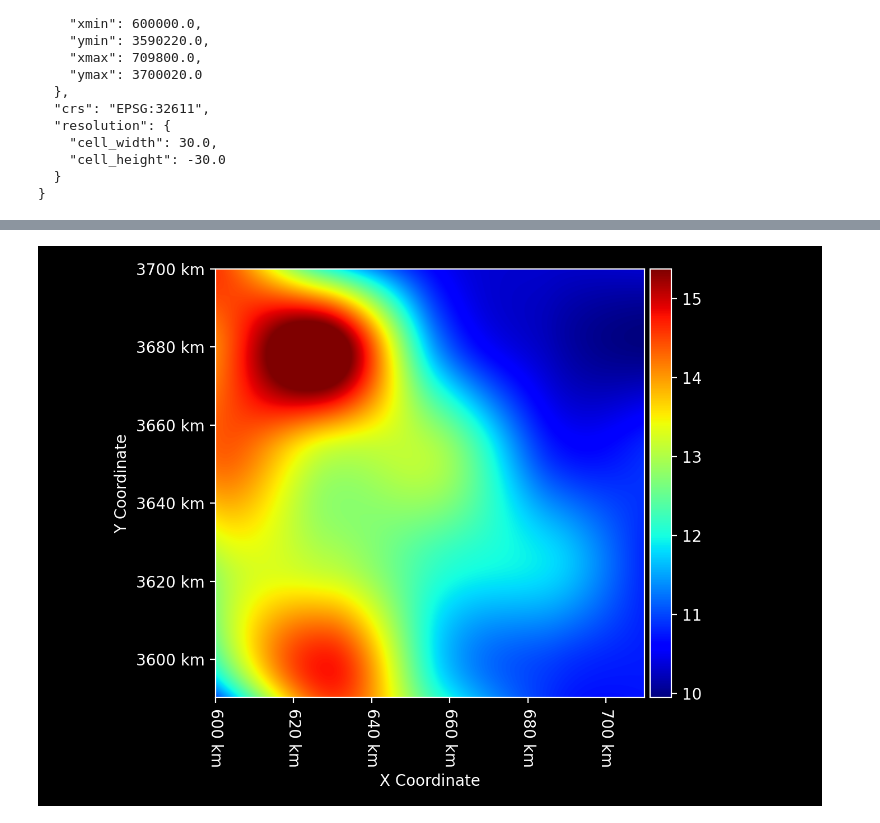
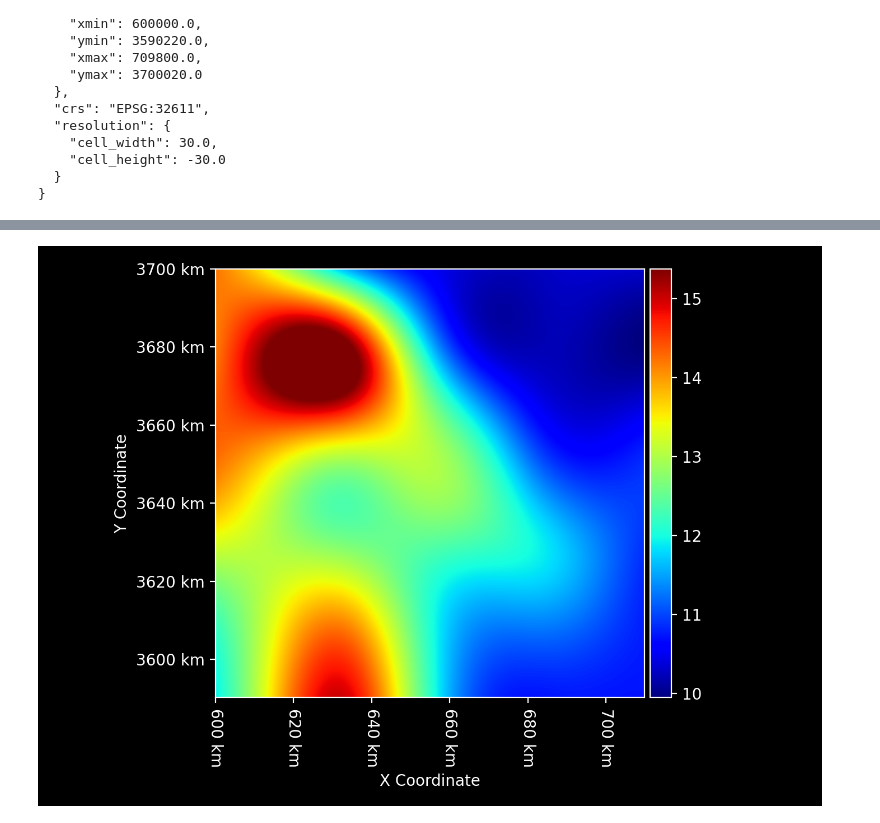
Before and after one commit to JPL-Evapotranspiration-Algorithms/GEOS5FP, a Jupyter notebook: notebooks/GEOS-5 FP.ipynb, the cells around one changed output, grey strips where cells are left out. Saved outputs shown, nothing was run; the diff lists cells and outputs as text; code cells hidden in the pictures.

Commit message:
setting default resampling to lanczos

```diff
--- a/notebooks/GEOS-5 FP.ipynb
+++ b/notebooks/GEOS-5 FP.ipynb
@@ -33,6 +31,6 @@ geometry
   }
 }
 # %%
-Ta_C = geos5fp.Ta_C(time_UTC="2025-02-16 12:00:00", geometry=geometry)
+Ta_C = geos5fp.Ta_C(time_UTC="2025-02-16 12:00:00", geometry=geometry, resampling="lanczos")
 Ta_C
 # %% [output]
@@ -43,4 +49,4 @@ Ta_C
-[figure, old version]
+[figure, new version]
 # %%
 SM = geos5fp.SM(time_UTC="2025-02-14 12:00:00", geometry=geometry)
 SM
```
Also changed, not shown: parts of 3 cells of this notebook, 2 other files.
